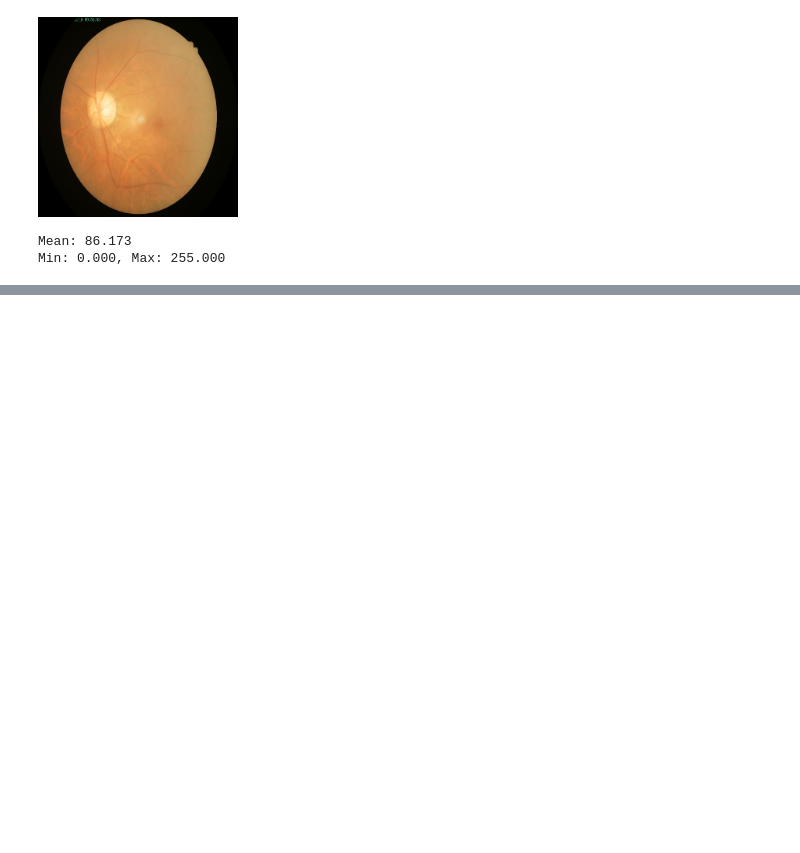
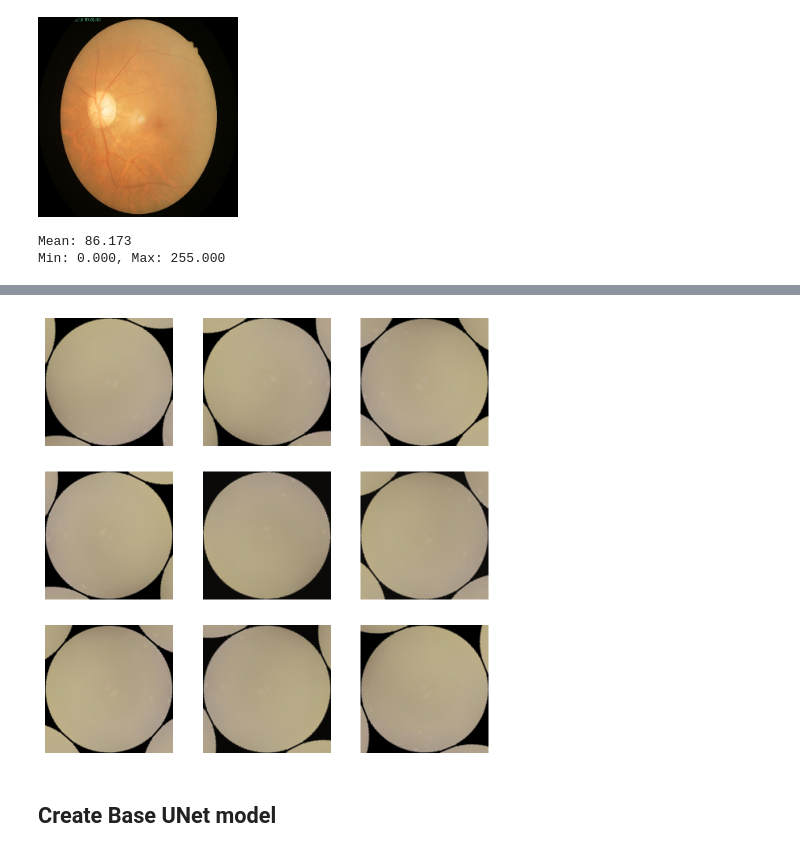
Before and after one commit to yxmauw/eye-disease-classification, a Jupyter notebook: Code.ipynb, the cells around one changed output, grey strips where cells are left out. Drawn from its saved outputs; the diff is of its cells as text; code cells hidden in the pictures; blank space fills up the shorter version.

```diff
--- a/Code.ipynb
+++ b/Code.ipynb
@@ -144,0 +237,5 @@ Min: 0.000, Max: 255.000
+# %%
+AUTOTUNE = tf.data.AUTOTUNE
+
+train_ds = train_ds.prefetch(buffer_size=AUTOTUNE)
+val_ds = val_ds.prefetch(buffer_size=AUTOTUNE)
@@ -144,0 +244,6 @@ Min: 0.000, Max: 255.000
+# %%
+data_augmentation = tf.keras.Sequential(
+    [ layers.RandomFlip("horizontal_and_vertical", seed=1),
+      layers.RandomRotation(0.2, seed=2),
+      layers.RandomContrast(0.1, seed=3)
+    ])
@@ -144,0 +252,13 @@ Min: 0.000, Max: 255.000
+# %%
+def augmented_img():
+  for image, _ in train_ds.take(1):  # take a sample image from training set
+    plt.figure(figsize=(8, 8))
+    first_image = image[0]
+    for i in range(9):
+      ax = plt.subplot(3, 3, i + 1)
+      augmented_image = data_augmentation(tf.expand_dims(first_image, 0))
+      plt.imshow(augmented_image[0] / 255) # rescale pixel 0 to 1
+      plt.axis("off")
+# %%
+augmented_img()
+# %% [output]
@@ -144,0 +271,3 @@ Min: 0.000, Max: 255.000
+[figure, added]
+# %% [markdown]
+## Create Base UNet model
```
Also changed, not shown: parts of 24 cells of this notebook.
